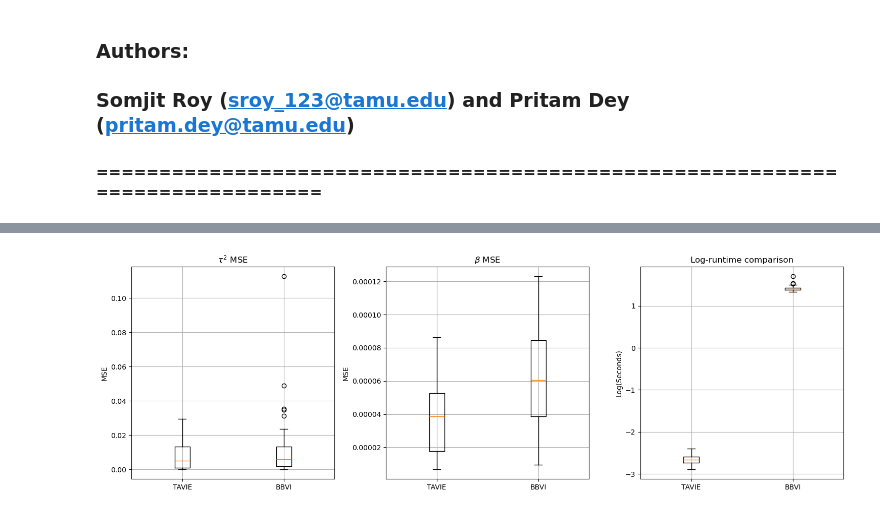
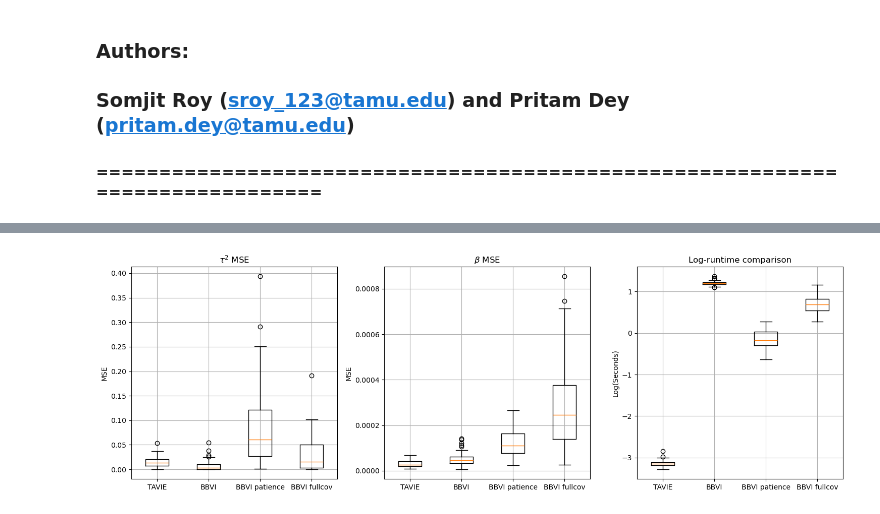
Before and after one commit to debdeepuw/TAVIE, a Jupyter notebook: comparisons.ipynb, the cells around one changed output, grey strips where cells are left out. Drawn from its saved outputs; the diff is of its cells as text; code cells hidden in the pictures.

```diff
--- a/comparisons.ipynb
+++ b/comparisons.ipynb
@@ -38,14 +43,25 @@ num_reps = 50
 
 # Containers for metrics
 mse_beta_BBVI = np.zeros(num_reps)
+mse_beta_BBVI_patience = np.zeros(num_reps)
+mse_beta_BBVI_fullcov = np.zeros(num_reps)
 mse_beta_TAVIE = np.zeros(num_reps)
 mse_tau2_BBVI = np.zeros(num_reps)
+mse_tau2_BBVI_patience = np.zeros(num_reps)
+mse_tau2_BBVI_fullcov = np.zeros(num_reps)
 mse_tau2_TAVIE = np.zeros(num_reps)
 time_TAVIE = np.zeros(num_reps)
 time_BBVI = np.zeros(num_reps)
+time_BBVI_patience = np.zeros(num_reps)
+time_BBVI_fullcov = np.zeros(num_reps)
 
 # True beta vector
 beta_true = np.random.normal(loc=2.0, scale=1.0, size=p+1)
+
+# prior choice for running BBVI_Laplace_fullcov()
+Sigma_prior = np.eye(p + 1)
+a = 0.05
+b = 0.05
 
 # Main loop with progress bar for TAVIE and BBVI results
 for rep in trange(num_reps, desc="Repetitions"):
@@ -64,7 +80,7 @@ for rep in trange(num_reps, desc="Repetitions"):
     mse_beta_TAVIE[rep] = np.mean((beta_est - beta_true)**2)
     mse_tau2_TAVIE[rep] = (tau2_est - tau2_true)**2
 
-    # BBVI estimator
+    # BBVI vanilla estimator
     t0 = perf_counter()
     res2 = BBVI_Laplace(X_bbvi, y)
     time_BBVI[rep] = perf_counter() - t0
@@ -72,3 +88,21 @@ for rep in trange(num_reps, desc="Repetitions"):
     tau2_est2 = res2['tau2_mean']
     mse_beta_BBVI[rep] = np.mean((beta_est2 - beta_true)**2)
     mse_tau2_BBVI[rep] = (tau2_est2 - tau2_true)**2
+
+    # BBVI patience estimator
+    t0 = perf_counter()
+    res3 = BBVI_Laplace_patience(X_bbvi, y, tol=1e-5)
+    time_BBVI_patience[rep] = perf_counter() - t0
+    beta_est3 = res3['beta_mean']
+    tau2_est3 = res3['tau2_mean']
+    mse_beta_BBVI_patience[rep] = np.mean((beta_est3 - beta_true)**2)
+    mse_tau2_BBVI_patience[rep] = (tau2_est3 - tau2_true)**2
+
+    # BBVI full covariance estimator
+    t0 = perf_counter()
+    res4 = BBVI_Laplace_fullcov(X_bbvi, y, Sigma_prior = Sigma_prior, a = a, b = b, tol=1e-5)
+    time_BBVI_fullcov[rep] = perf_counter() - t0
+    beta_est4 = res4['beta_mean']
+    tau2_est4 = res4['tau2_mean']
+    mse_beta_BBVI_fullcov[rep] = np.mean((beta_est4 - beta_true)**2)
+    mse_tau2_BBVI_fullcov[rep] = (tau2_est4 - tau2_true)**2
@@ -75,29 +134,32 @@ for rep in trange(num_reps, desc="Repetitions"):
 # %%
 # Plotting results for TAVIE and BBVI
 fig, axes = plt.subplots(1, 3, figsize=(15, 5))
 
 # Tau^2 MSE comparison
-axes[0].boxplot([mse_tau2_TAVIE, mse_tau2_BBVI], tick_labels=['TAVIE', 'BBVI'])
+axes[0].boxplot([mse_tau2_TAVIE, mse_tau2_BBVI, mse_tau2_BBVI_patience, mse_tau2_BBVI_fullcov],
+                tick_labels=['TAVIE', 'BBVI', 'BBVI patience', 'BBVI fullcov'])
 axes[0].set_title(r'$\tau^2$ MSE')
 axes[0].set_ylabel('MSE')
 axes[0].grid(True)
 
 # Beta MSE comparison
-axes[1].boxplot([mse_beta_TAVIE, mse_beta_BBVI], tick_labels=['TAVIE', 'BBVI'])
+axes[1].boxplot([mse_beta_TAVIE, mse_beta_BBVI, mse_beta_BBVI_patience, mse_beta_BBVI_fullcov],
+                tick_labels=['TAVIE', 'BBVI', 'BBVI patience', 'BBVI fullcov'])
 axes[1].set_title(r'$\beta$ MSE')
 axes[1].set_ylabel('MSE')
 axes[1].grid(True)
 
 # Runtime comparison
-axes[2].boxplot([np.log(time_TAVIE), np.log(time_BBVI)], tick_labels=['TAVIE', 'BBVI'])
+axes[2].boxplot([np.log(time_TAVIE), np.log(time_BBVI), np.log(time_BBVI_patience), np.log(time_BBVI_fullcov)],
+                tick_labels=['TAVIE', 'BBVI', 'BBVI patience', 'BBVI fullcov'])
 axes[2].set_title('Log-runtime comparison')
 axes[2].set_ylabel('Log(Seconds)')
 axes[2].grid(True)
 
 plt.tight_layout()
 plt.show()
 # %% [output]
-[figure, old version]
+[figure, new version]
 # %% [markdown]
 ## Comparing our TAVIE algorithm for Student's-t location-scale family (Type I)
 
```
Also changed, not shown: parts of 11 cells of this notebook, 5 other files.
